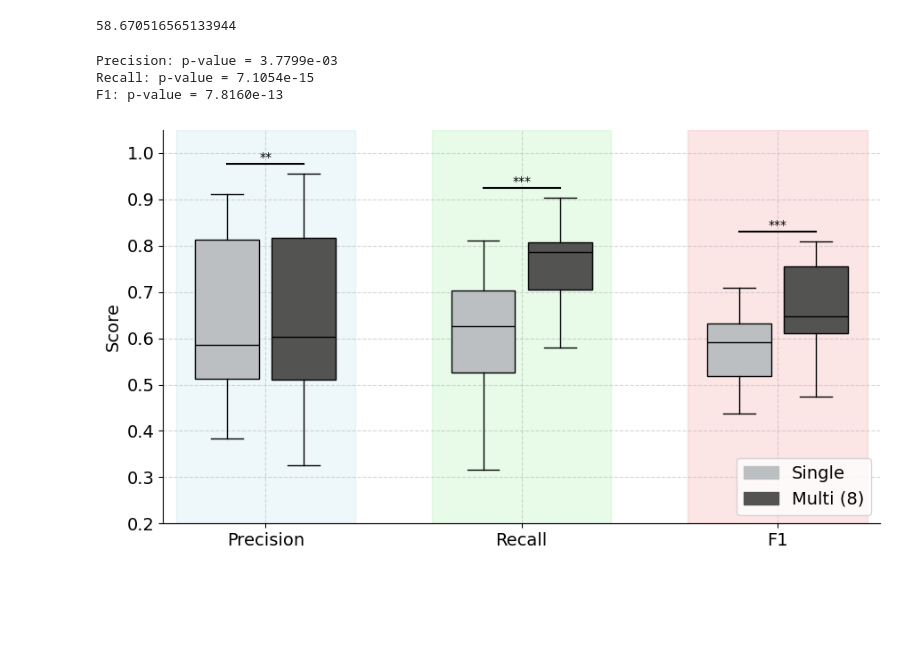
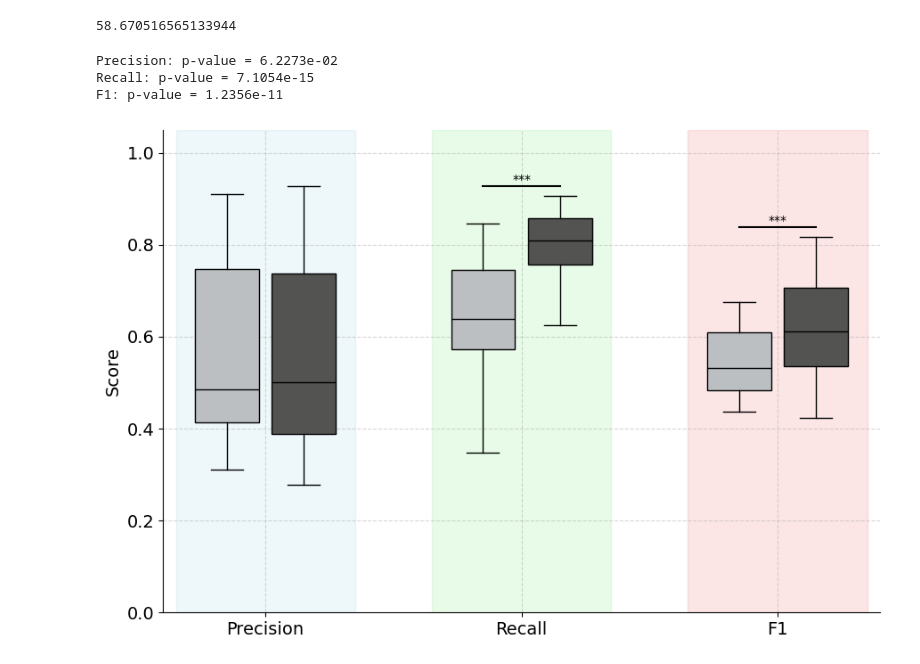
Before and after one commit to pedrofurrix/LAVA_SNN_ripples, a Jupyter notebook: snnTorch/eval/live_results/compare_1_3_adapt.ipynb, the cells around one changed output. Drawn from its saved outputs; the diff is of its cells as text; code cells hidden in the pictures; blank space fills up the shorter version.

```diff
--- a/snnTorch/eval/live_results/compare_1_3_adapt.ipynb
+++ b/snnTorch/eval/live_results/compare_1_3_adapt.ipynb
@@ -285,7 +285,7 @@ def plot_adapt_comparison(df_ref, df_other, metrics=["Precision","Recall","F1"],
     grouped_ref = get_network_means(df_ref, metrics)
     grouped_other = get_network_means(df_other, metrics)
 
-    fig, ax = plt.subplots(figsize=(9,5))
+    fig, ax = plt.subplots(figsize=(9,6))
     width = 0.5
     spacing = 2
     xticks, xticklabels = [], []
@@ -351,24 +351,24 @@ def plot_adapt_comparison(df_ref, df_other, metrics=["Precision","Recall","F1"],
     ax.set_xticklabels(xticklabels, fontsize=14)
     ax.tick_params(axis='both', labelsize=14)
     ax.set_ylabel("Score", fontsize=14)
-    ax.set_ylim(0.2, 1.05)
+    ax.set_ylim(0.0, 1.05)
     ax.grid(True, linestyle='--', alpha=0.5)
     for spine in ["top","right"]:
         ax.spines[spine].set_visible(False)
 
     # Legend
     legend_patches = [Patch(color=colors[lab], label=lab) for lab in labels]
-    ax.legend(handles=legend_patches, loc="lower right",fontsize=14)
+    # ax.legend(handles=legend_patches, loc="lower right",fontsize=14)
 
     plt.tight_layout()
     return fig, ax
 # %%
-df_adapt0 = all_results_df[all_results_df["Adapt"]==20]
-df_adapt0_3=all_results_df_3[all_results_df_3["Adapt"]==20]
+df_adapt0 = all_results_df[all_results_df["Adapt"]==0]
+df_adapt0_3=all_results_df_3[all_results_df_3["Adapt"]==0]
 fig, ax = plot_adapt_comparison(df_adapt0, df_adapt0_3, labels=("Single","Multi (8)"))
 fig.savefig(os.path.join("figures","adapt_comparison.png"), bbox_inches="tight", dpi=300)
 # %% [output]
-Precision: p-value = 3.7799e-03
+Precision: p-value = 6.2273e-02
 Recall: p-value = 7.1054e-15
-F1: p-value = 7.8160e-13
+F1: p-value = 1.2356e-11
-[figure, old version]
+[figure, new version]
```
Also changed, not shown: 1 other file.
